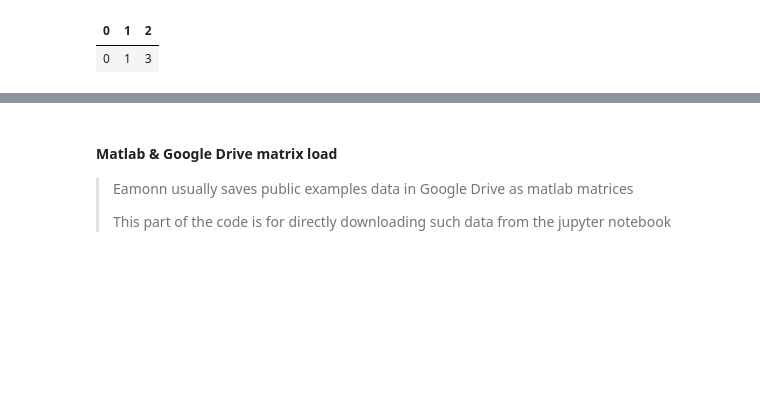
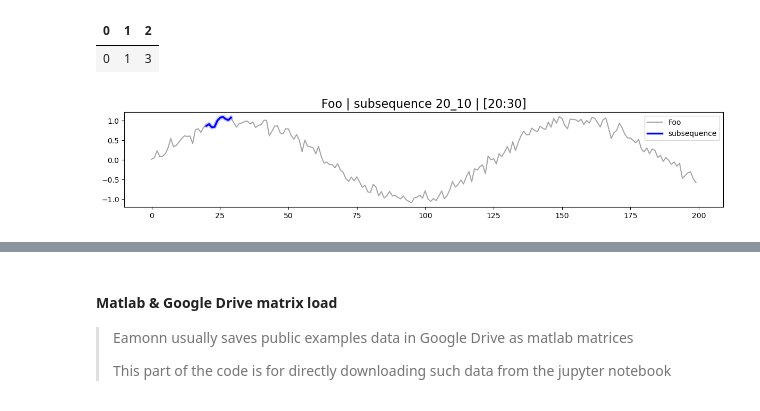
Before and after one commit to vrodriguezf/deepvats, a Jupyter notebook: nbs/mplots.ipynb, the cells around one changed output, grey strips where cells are left out. Cells and saved outputs as stored; diff of their text form; code cells hidden in the pictures; blank space fills up the shorter version.

```diff
--- a/nbs/mplots.ipynb
+++ b/nbs/mplots.ipynb
@@ -376,0 +458,17 @@ def plot_subsequence(
+# %%
+#| hide
+foo = np.sin(np.linspace(0, 10, 200)) + np.random.normal(0, 0.1, 200)
+# %%
+#| hide
+plot_subsequence(
+    TA=foo,
+    sequence_i=20,
+    subsequence_len=10,
+    resalt=True,
+    dots = False,
+    sequence_flag = False,
+    TA_name = "Foo",
+    label = False
+)
+# %% [output]
+[figure, added]
```
Also changed, not shown: parts of 3 cells of this notebook, 4 other files.
